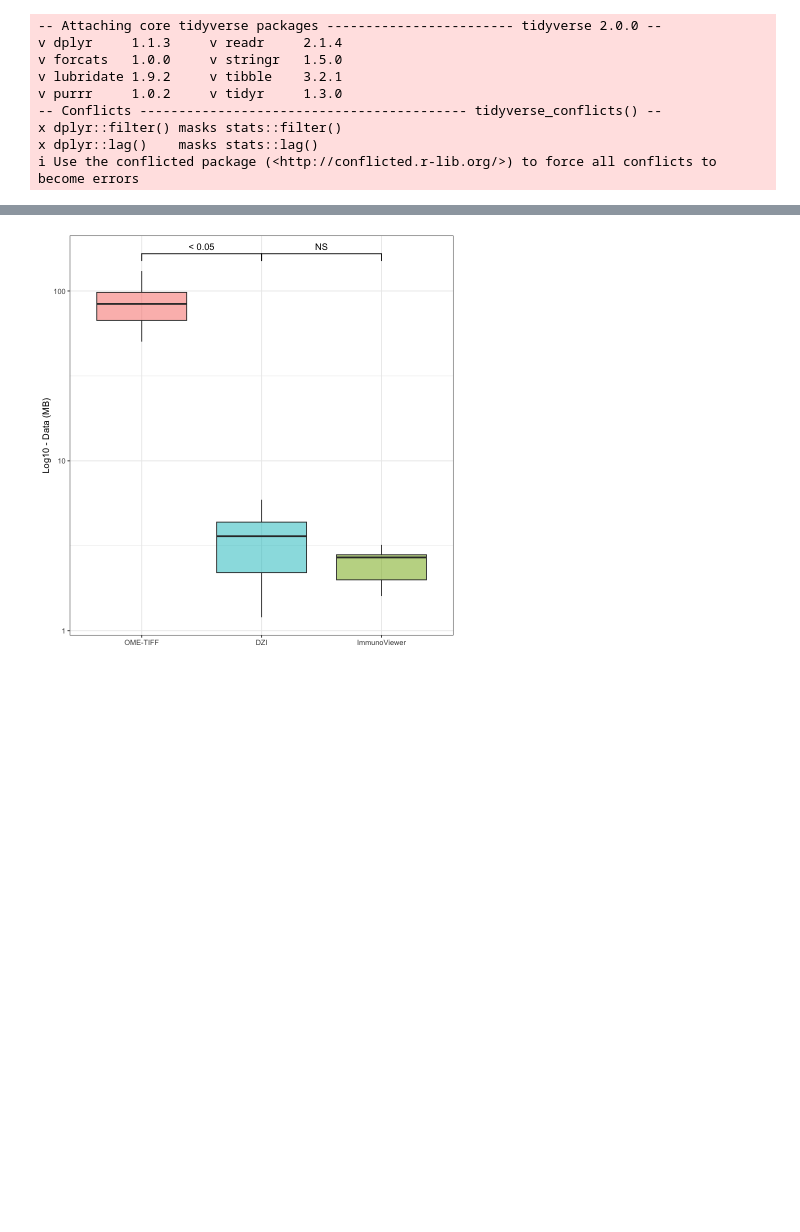
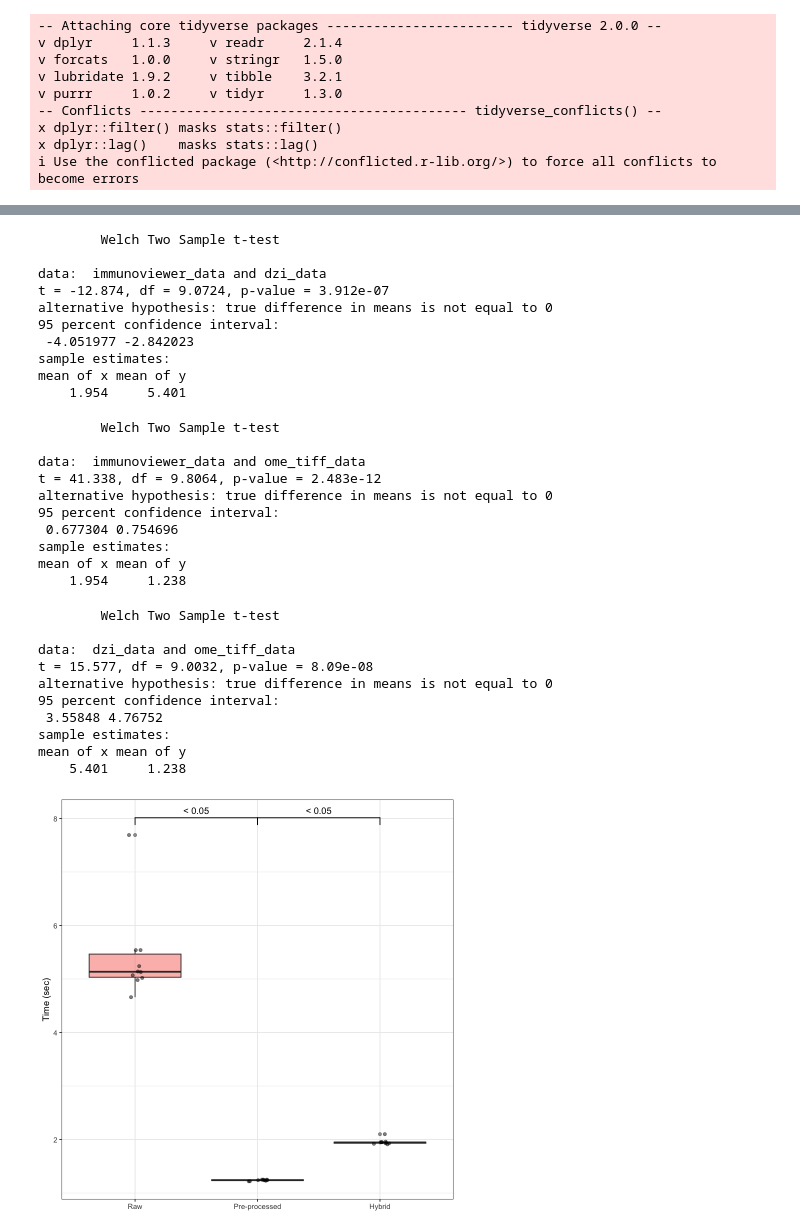
Before and after one commit to davidvi/tissueviewer, a Jupyter notebook: publication/data-benchmark.ipynb, the cells around one changed output, grey strips where cells are left out. Drawn from its saved outputs; the diff is of its cells as text; code cells hidden in the pictures; blank space fills up the shorter version.

```diff
--- a/publication/data-benchmark.ipynb
+++ b/publication/data-benchmark.ipynb
@@ -15,11 +15,14 @@ i Use the conflicted package (<http://conflicted.r-lib.org/>) to force all confl
 # %%
 # load data
 
-data <- read.csv("data-benchmark.csv")
+data <- read.csv("TissueMap data benchmark - Sheet1.csv")
 
 # rename third column to mb
 data <- data %>% rename(mb = `Data..MB.`)
 
+# rename fourth column to time
+data <- data %>% rename(time = `Time..sec.`)
+
 data <- data %>%
-  mutate(Tool = factor(Tool, levels = c("OME-TIFF", "DZI", "ImmunoViewer")))
+  mutate(Tool = factor(Tool, levels = c("Raw", "Pre-processed", "Hybrid")))
 # %%
@@ -73,17 +93,64 @@ mean of x mean of y
 # %%
-# boxplot of MBs on logscale
+# statistical differences time
 
-data %>% ggplot(aes(x = Tool, y = mb, fill=Tool)) +
+immunoviewer_data <- data %>% filter(Tool == "Hybrid") %>% pull(time)
+dzi_data <- data %>% filter(Tool == "Raw") %>% pull(time)
+ome_tiff_data <- data %>% filter(Tool == "Pre-processed") %>% pull(time)
+
+t_test_immunoviewer_dzi <- t.test(immunoviewer_data, dzi_data)
+t_test_immunoviewer_ome_tiff <- t.test(immunoviewer_data, ome_tiff_data)
+t_test_dzi_ome_tiff <- t.test(dzi_data, ome_tiff_data)
+
+t_test_immunoviewer_dzi
+t_test_immunoviewer_ome_tiff
+t_test_dzi_ome_tiff
+
+p_immunoviewer_dzi <- ifelse(t_test_immunoviewer_dzi$p.value < 0.05, "< 0.05", "NS")
+p_dzi_ome_tiff <- ifelse(t_test_dzi_ome_tiff$p.value < 0.05, "< 0.05", "NS")
+
+# boxplot of MBs on logscale for data usage
+
+data %>% ggplot(aes(x = Tool, y = time, fill=Tool)) +
   geom_boxplot(alpha=0.5) +
-  scale_y_log10() +
-  scale_fill_manual(values = c("OME-TIFF" = "#F8766D", "DZI" = "#00BFC4", "ImmunoViewer" = "#7CAE00")) +
-  labs(title = NULL, y = "Log10 - Data (MB)", x = NULL) +
+  geom_point(alpha=0.5, position = position_jitterdodge()) +
+  scale_fill_manual(values = c("Raw" = "#F8766D", "Pre-processed" = "#00BFC4", "Hybrid" = "#7CAE00")) +
+  labs(title = NULL, y = "Time (sec)", x = NULL) +
   theme_bw() +
   theme(legend.position = "none") +
-  geom_signif(comparisons = list(c("ImmunoViewer", "DZI"), c("DZI", "OME-TIFF")),
-            annotations = c(p_immunoviewer_dzi, p_dzi_ome_tiff),
-            tip_length = 0.02)
+  geom_signif(comparisons = list(c("Hybrid", "Pre-processed"), c("Pre-processed", "Raw")),
+          annotations = c(p_immunoviewer_dzi, p_dzi_ome_tiff),
+          tip_length = 0.02)
 
-  ggsave("data-usage.png", width = 5, height = 5)
+  ggsave("time-taken.png", width = 5, height = 5)
 # %% [output]
+        Welch Two Sample t-test
+
+data:  immunoviewer_data and dzi_data
+t = -12.874, df = 9.0724, p-value = 3.912e-07
+alternative hypothesis: true difference in means is not equal to 0
+95 percent confidence interval:
+ -4.051977 -2.842023
+sample estimates:
+mean of x mean of y
+    1.954     5.401
+        Welch Two Sample t-test
+
+data:  immunoviewer_data and ome_tiff_data
+t = 41.338, df = 9.8064, p-value = 2.483e-12
+alternative hypothesis: true difference in means is not equal to 0
+95 percent confidence interval:
+ 0.677304 0.754696
+sample estimates:
+mean of x mean of y
+    1.954     1.238
+        Welch Two Sample t-test
+
+data:  dzi_data and ome_tiff_data
+t = 15.577, df = 9.0032, p-value = 8.09e-08
+alternative hypothesis: true difference in means is not equal to 0
+95 percent confidence interval:
+ 3.55848 4.76752
+sample estimates:
+mean of x mean of y
+    5.401     1.238
-[figure, old version]
+[figure, new version]
```
Also changed, not shown: parts of 1 cell of this notebook, 5 other files.
